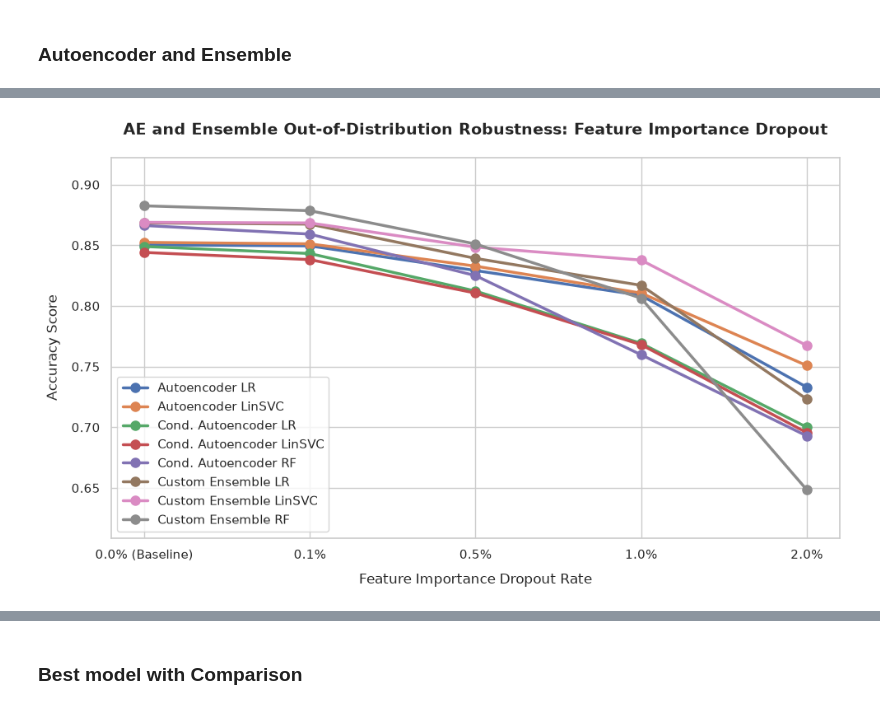
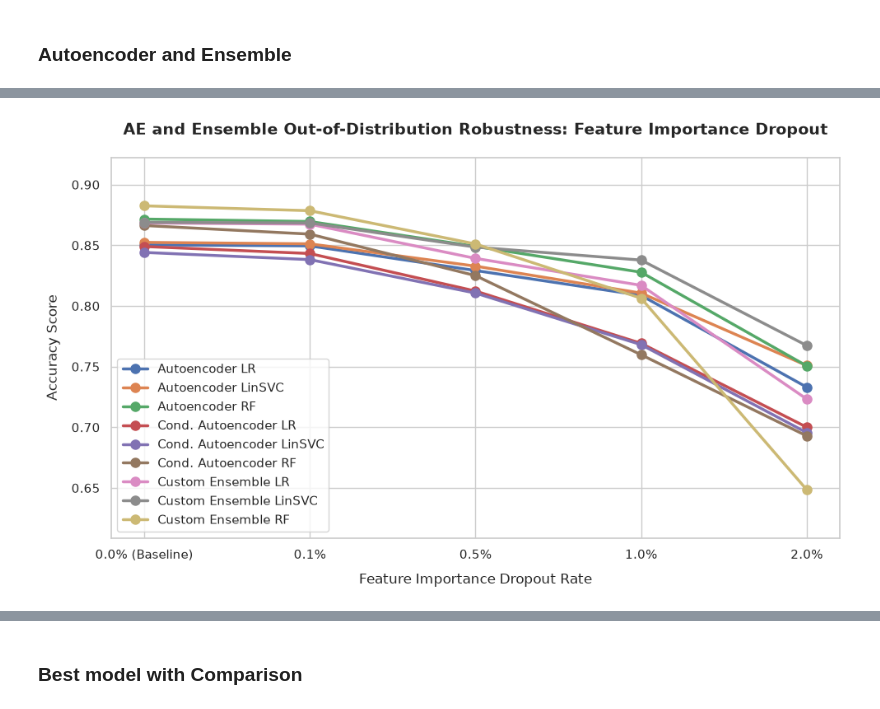
Before and after one commit to Boolean-true/CLACELL, a Jupyter notebook: evaluation/plot_robustness_results.ipynb, the cells around one changed output, grey strips where cells are left out. Saved outputs shown, nothing was run; the diff lists cells and outputs as text; code cells hidden in the pictures.

```diff
--- a/evaluation/plot_robustness_results.ipynb
+++ b/evaluation/plot_robustness_results.ipynb
@@ -218,6 +312,7 @@ dropout_rates = ['0.0% (Baseline)', '0.1%', '0.5%', '1.0%', '2.0%']
 data = {
     'Autoencoder LR': [0.885, 0.8819, 0.8603, 0.8413, 0.8088],
     'Autoencoder LinSVC': [0.89, 0.8868, 0.8609, 0.8343, 0.7969],
+    'Autoencoder RF': [0.8908, 0.8862, 0.8688, 0.8582, 0.8272],
     'Cond. Autoencoder LR': [0.9089, 0.9064, 0.8881, 0.8635, 0.8295],
     'Cond. Autoencoder LinSVC': [0.8978, 0.8942, 0.8723, 0.8474, 0.8083],
     'Cond. Autoencoder RF': [0.9146, 0.9108, 0.8944, 0.8742, 0.835],
@@ -272,6 +367,7 @@ dropout_rates = ['0.0% (Baseline)', '0.1%', '0.5%', '1.0%', '2.0%']
 data = {
     'Autoencoder LR': [0.8504, 0.8495, 0.8292, 0.8087, 0.7331],
     'Autoencoder LinSVC': [0.8524, 0.8512, 0.8328, 0.8106, 0.7509],
+    'Autoencoder RF': [0.8716, 0.8696, 0.8491, 0.8278, 0.7506],
     'Cond. Autoencoder LR': [0.849, 0.8432, 0.8123, 0.7692, 0.7001],
     'Cond. Autoencoder LinSVC': [0.8441, 0.8382, 0.8106, 0.7681, 0.6956],
     'Cond. Autoencoder RF': [0.8663, 0.8592, 0.825, 0.7598, 0.6929],
@@ -286,31 +382,31 @@ plt.figure(figsize=(10, 6), dpi=100)
 
 for model_name, accuracies in data.items():
     line = plt.plot(dropout_rates, accuracies, marker='o', linewidth=2.5, markersize=8, label=model_name)
 """
     for i, acc in enumerate(accuracies):
         plt.annotate(
             f"{acc:.4f}",
             (dropout_rates[i], acc),
             textcoords="offset points",
             xytext=(0, 10),
             ha='center',
             fontsize=9,
             fontweight='semibold'
         )
 """
 plt.xlabel('Feature Importance Dropout Rate', fontsize=12, labelpad=10)
 plt.ylabel('Accuracy Score', fontsize=12, labelpad=10)
 plt.title('AE and Ensemble Out-of-Distribution Robustness: Feature Importance Dropout', fontsize=14, fontweight='bold', pad=20)
 
 all_values = [val for accs in data.values() for val in accs]
 plt.ylim(min(all_values) - 0.04, max(all_values) + 0.04)
 
 plt.legend(loc='lower left', fontsize=11, frameon=True)
 
 plt.tight_layout()
 
 plt.savefig('out_of_distribution_ae_ensemble_robustness_comparison.png')
 
 plt.show()
 # %% [output]
-[figure, old version]
+[figure, new version]
```
Also changed, not shown: parts of 9 cells of this notebook, 15 other files.
